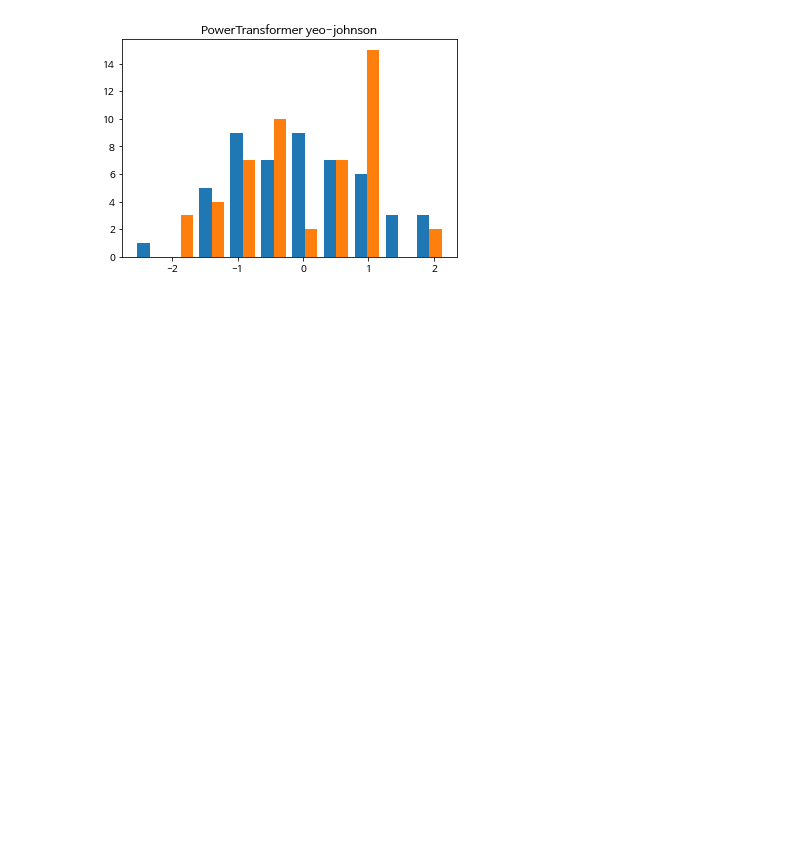
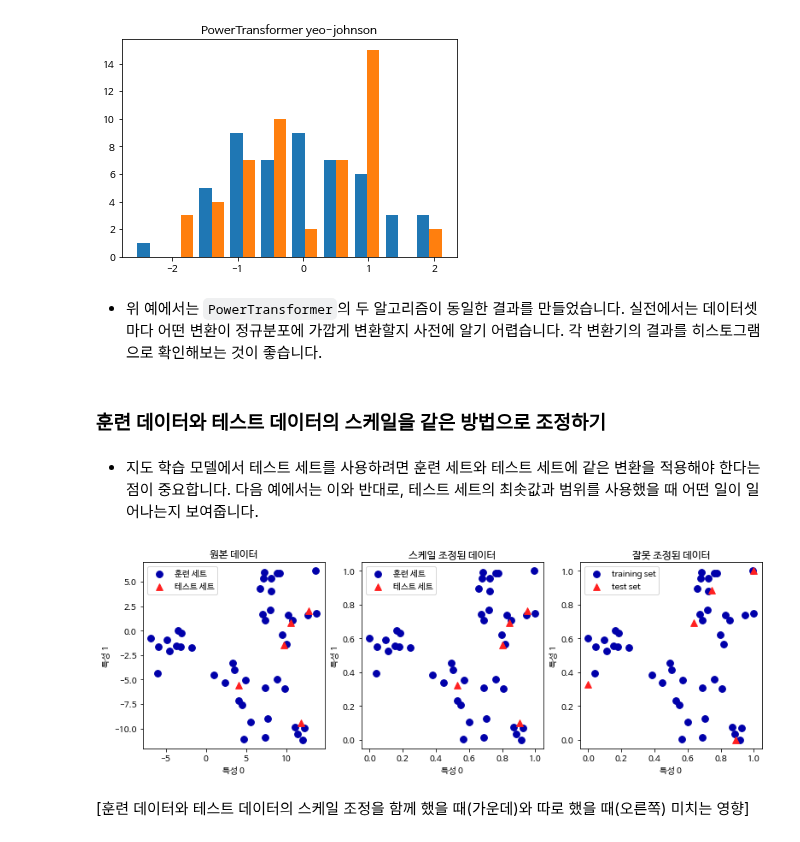
Before and after one commit to junes7/python_machine_learning, a Jupyter notebook: Unsupervised learning and data preprocessing.ipynb, the cells around one changed output. Saved outputs shown, nothing was run; the diff lists cells and outputs as text; code cells hidden in the pictures; blank space fills up the shorter version.

Commit message:
study how to effect of scaling training and test data together and separately

```diff
--- a/Unsupervised learning and data preprocessing.ipynb
+++ b/Unsupervised learning and data preprocessing.ipynb
@@ -179,3 +179,62 @@ plt.show()
 [figure]
 [figure]
 [figure]
+# %% [markdown]
+* 위 예에서는 `PowerTransformer`의 두 알고리즘이 동일한 결과를 만들었습니다. 실전에서는 데이터셋마다 어떤 변환이 정규분포에 가깝게 변환할지 사전에 알기 어렵습니다. 각 변환기의 결과를 히스토그램으로 확인해보는 것이 좋습니다.
+# %% [markdown]
+### 훈련 데이터와 테스트 데이터의 스케일을 같은 방법으로 조정하기
+# %% [markdown]
+* 지도 학습 모델에서 테스트 세트를 사용하려면 훈련 세트와 테스트 세트에 같은 변환을 적용해야 한다는 점이 중요합니다. 다음 예에서는 이와 반대로, 테스트 세트의 최솟값과 범위를 사용했을 때 어떤 일이 일어나는지 보여줍니다.
+# %%
+from sklearn.datasets import make_blobs
+import mglearn
+# 인위적인 데이터 생성
+X, _ = make_blobs(n_samples=50, centers=5, random_state=4, cluster_std=2)
+# 훈련 세트와 테스트 세트로 나눕니다.
+X_train, X_test = train_test_split(X, random_state=5, test_size=.1)
+
+# 훈련 세트와 테스트 세트의 산점도를 그립니다.
+fig, axes = plt.subplots(1, 3, figsize=(13, 4))
+axes[0].scatter(X_train[:, 0], X_train[:, 1],
+                c=mglearn.cm2.colors[0], label="훈련 세트", s=60)
+axes[0].scatter(X_test[:, 0], X_test[:, 1], marker='^',
+                c=mglearn.cm2.colors[1], label="테스트 세트", s=60)
+axes[0].legend(loc='upper left')
+axes[0].set_title("원본 데이터")
+
+# MinMaxScaler를 사용해 스케일을 조정합니다.
+scaler = MinMaxScaler()
+scaler.fit(X_train)
+X_train_scaled = scaler.transform(X_train)
+X_test_scaled = scaler.transform(X_test)
+
+# 스케일이 조정된 데이터의 산점도를 그립니다.
+axes[1].scatter(X_train_scaled[:, 0], X_train_scaled[:, 1],
+                c=mglearn.cm2.colors[0], label="훈련 세트", s=60)
+axes[1].scatter(X_test_scaled[:, 0], X_test_scaled[:, 1], marker='^',
+                c=mglearn.cm2.colors[1], label="테스트 세트", s=60)
+axes[1].legend(loc='upper left')
+axes[1].set_title("스케일 조정된 데이터")
+
+# 테스트 세트의 스케일을 따로 조정합니다.
+# 테스트 세트의 최솟값은 0, 최댓값은 1이 됩니다.
+# 이는 예제를 위한 것으로, 절대로 이렇게 사용해서는 안 됩니다.
+test_scaler = MinMaxScaler()
+test_scaler.fit(X_test)
+X_test_scaled_badly = test_scaler.transform(X_test)
+
+# 잘못 조정된 데이터의 산점도를 그립니다.
+axes[2].scatter(X_train_scaled[:, 0], X_train_scaled[:, 1],
+                c=mglearn.cm2.colors[0], label="training set", s=60)
+axes[2].scatter(X_test_scaled_badly[:, 0], X_test_scaled_badly[:, 1],
+                marker='^', c=mglearn.cm2.colors[1], label="test set", s=60)
+axes[2].legend(loc='upper left')
+axes[2].set_title("잘못 조정된 데이터")
+
+for ax in axes:
+    ax.set_xlabel("특성 0")
+    ax.set_ylabel("특성 1")
+# %% [output]
+[figure, added]
+# %% [markdown]
+[훈련 데이터와 테스트 데이터의 스케일 조정을 함께 했을 때(가운데)와 따로 했을 때(오른쪽) 미치는 영향]
```
Also changed, not shown: 1 other file.
